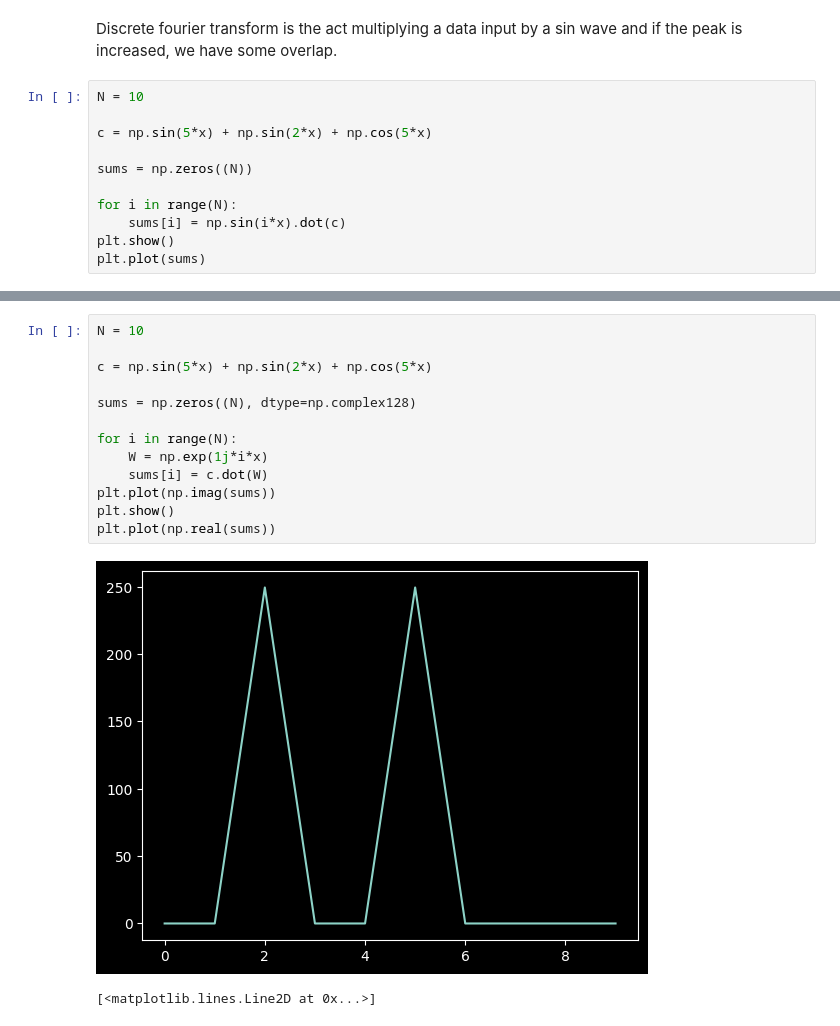
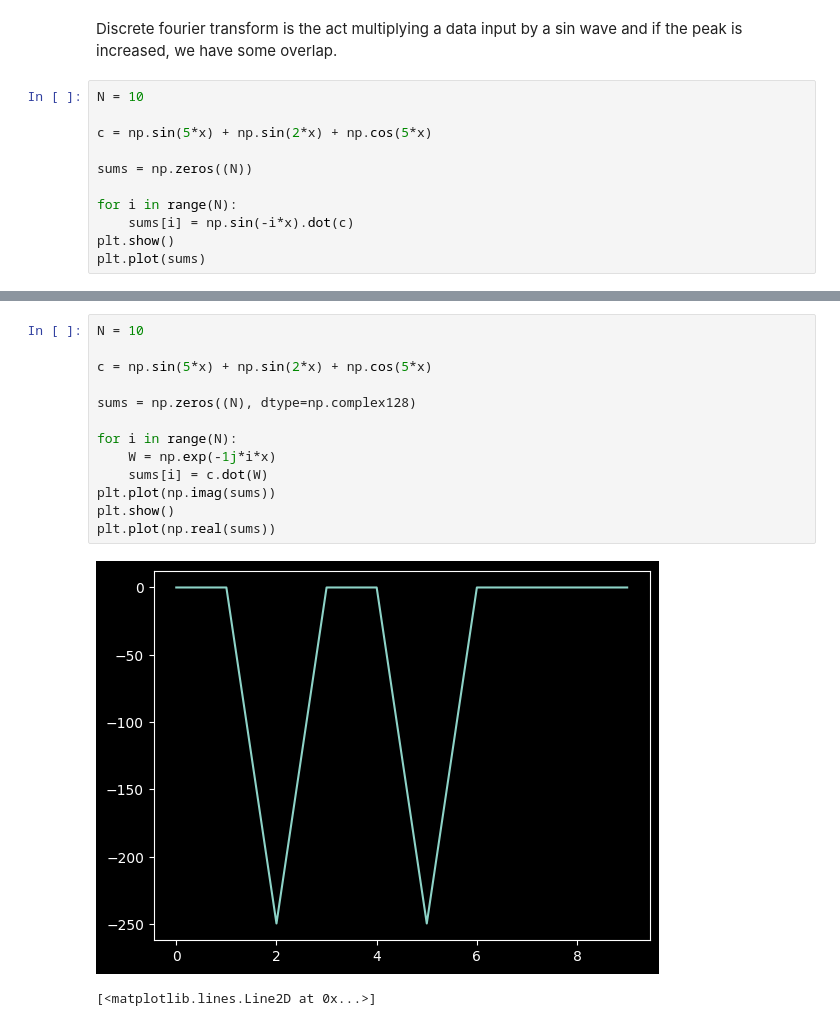
Before and after one commit to xnought/paper-implement, a Jupyter notebook: fft/dft.ipynb, the cells around one changed output, grey strips where cells are left out. Drawn from its saved outputs; the diff is of its cells as text.

```diff
--- a/fft/dft.ipynb
+++ b/fft/dft.ipynb
@@ -73,7 +73,7 @@ c = np.sin(5*x) + np.sin(2*x) + np.cos(5*x)
 sums = np.zeros((N))
 
 for i in range(N):
-	sums[i] = np.sin(i*x).dot(c)
+	sums[i] = np.sin(-i*x).dot(c)
 plt.show()
 plt.plot(sums)
 # %% [output]
@@ -82,17 +82,17 @@ plt.plot(sums)
 # %%
 N = 10
 
 c = np.sin(5*x) + np.sin(2*x) + np.cos(5*x)
 
 sums = np.zeros((N), dtype=np.complex128)
 
 for i in range(N):
-	W = np.exp(1j*i*x)
+	W = np.exp(-1j*i*x)
 	sums[i] = c.dot(W)
 plt.plot(np.imag(sums))
 plt.show()
 plt.plot(np.real(sums))
 # %% [output]
-[figure, old version]
+[figure, new version]
 [<matplotlib.lines.Line2D at 0x...>]
 [figure]
```
Also changed, not shown: parts of 4 cells of this notebook, 1 other file.
